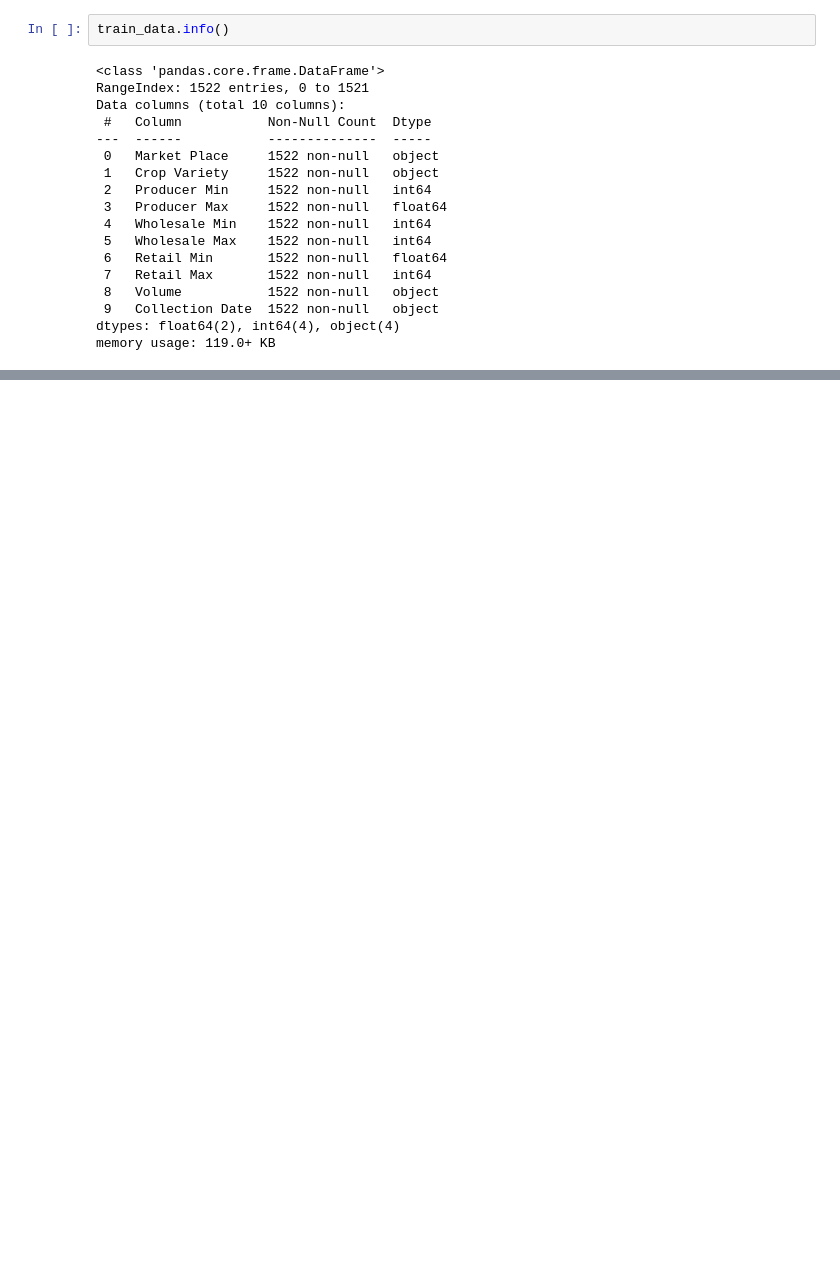
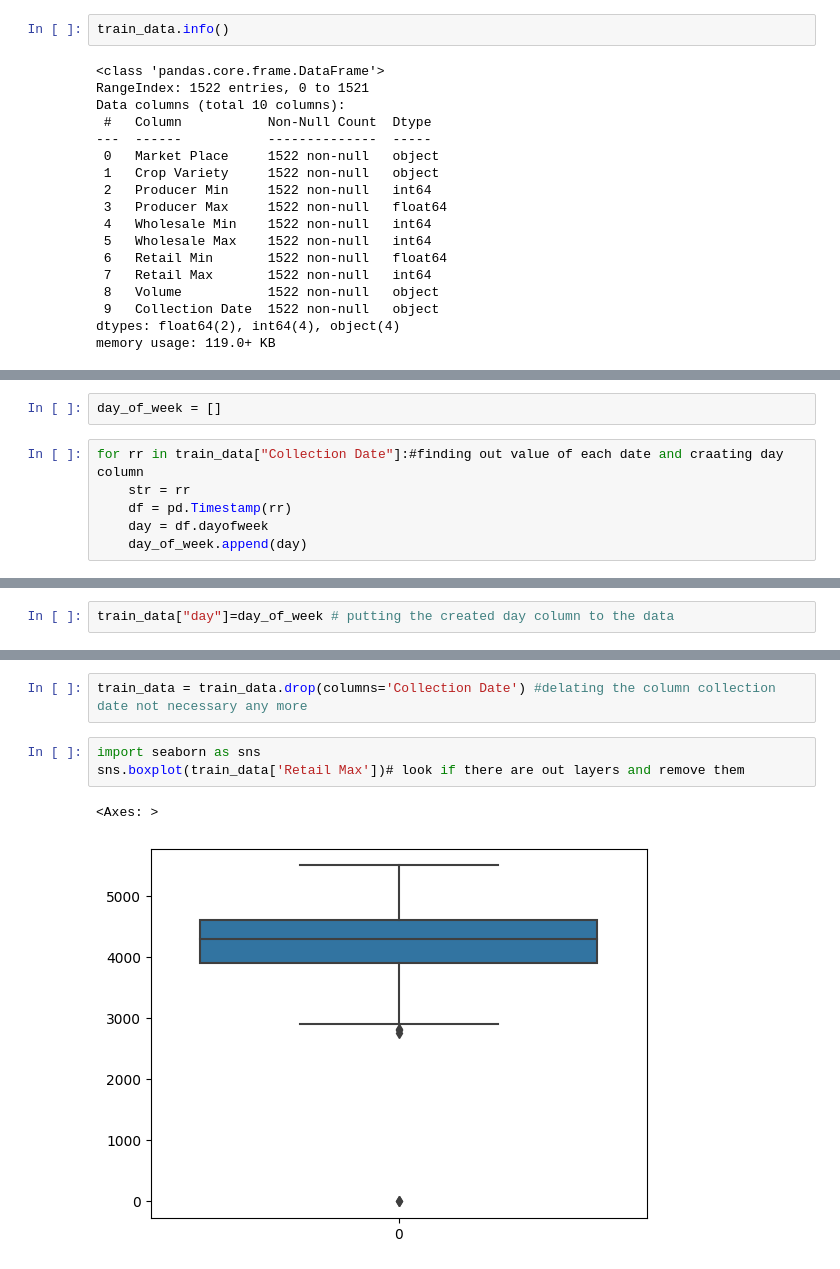
Before and after one commit to muez504/Dan-Project-, a Jupyter notebook: Dan Project .ipynb, the cells around one changed output, grey strips where cells are left out. Saved outputs shown, nothing was run; the diff lists cells and outputs as text; blank space fills up the shorter version.

Commit message:
almost there

```diff
--- a/Dan Project .ipynb
+++ b/Dan Project .ipynb
@@ -36,0 +186,8 @@ memory usage: 119.0+ KB
+# %%
+day_of_week = []
+# %%
+for rr in train_data["Collection Date"]:#finding out value of each date and craating day column
+    str = rr
+    df = pd.Timestamp(rr)
+    day = df.dayofweek
+    day_of_week.append(day)
@@ -36,0 +198,2 @@ memory usage: 119.0+ KB
+# %%
+train_data["day"]=day_of_week # putting the created day column to the data
@@ -36,0 +209,8 @@ memory usage: 119.0+ KB
+# %%
+train_data = train_data.drop(columns='Collection Date') #delating the column collection date not necessary any more
+# %%
+import seaborn as sns
+sns.boxplot(train_data['Retail Max'])# look if there are out layers and remove them
+# %% [output]
+<Axes: >
+[figure, added]
```
Also changed, not shown: parts of 78 cells of this notebook.
